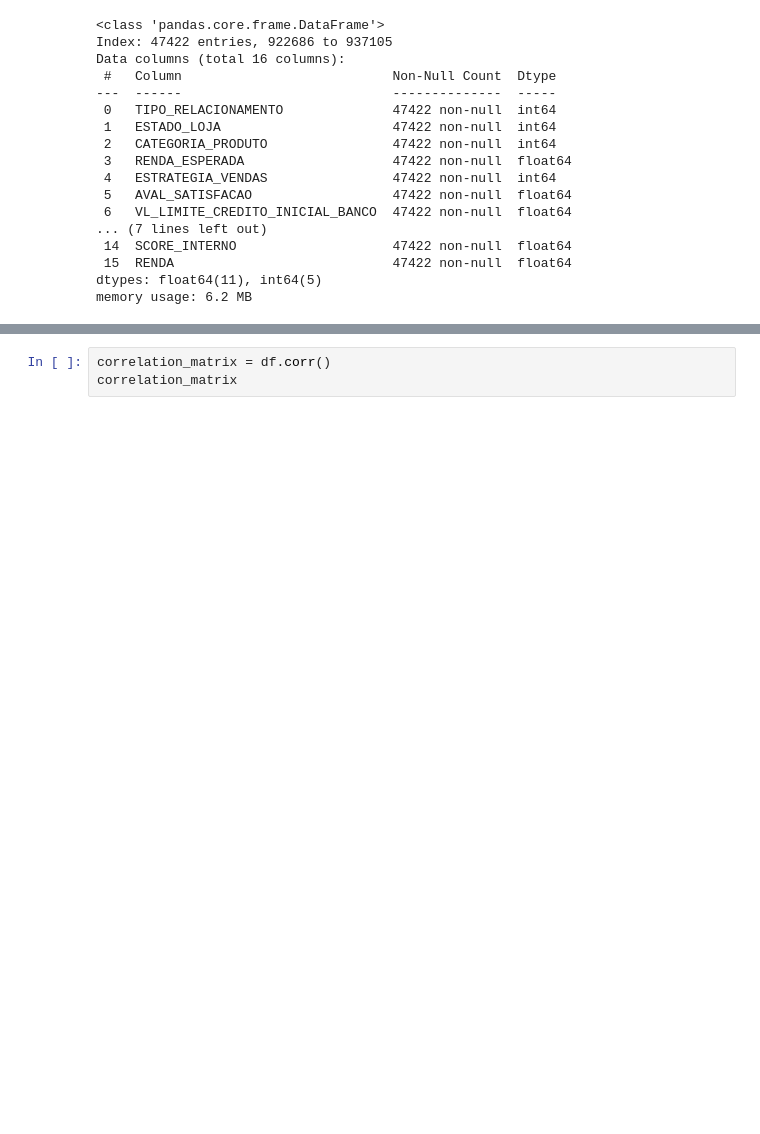
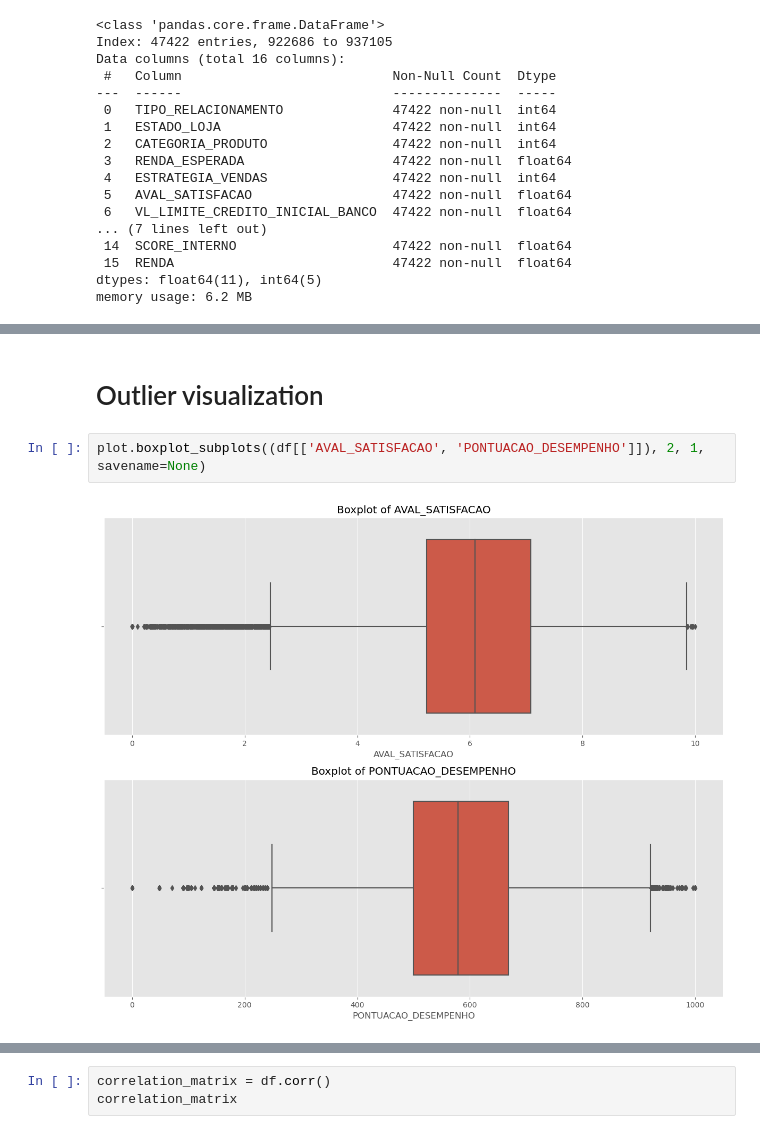
Before and after one commit to ptonso/datathon, a Jupyter notebook: src/01_exploratory.ipynb, the cells around one changed output, grey strips where cells are left out. Cells and saved outputs as stored; diff of their text form; blank space fills up the shorter version.

```diff
--- a/src/01_exploratory.ipynb
+++ b/src/01_exploratory.ipynb
@@ -64,3 +81,9 @@ df.describe()
 | 50% | 1.000000 | 15.000000 | 5.000000 | 3.000000e+05 | 0.000000 | ... |
 | 75% | 2.000000 | 23.000000 | 5.000000 | 5.000000e+05 | 1.000000 | ... |
 | max | 4.000000 | 26.000000 | 5.000000 | 1.127000e+09 | 2.000000 | ... |
+# %% [markdown]
+# Outlier visualization
+# %%
+plot.boxplot_subplots((df[['AVAL_SATISFACAO', 'PONTUACAO_DESEMPENHO']]), 2, 1, savename=None)
+# %% [output]
+[figure, added]
```
Also changed, not shown: parts of 19 cells of this notebook, 8 other files.
